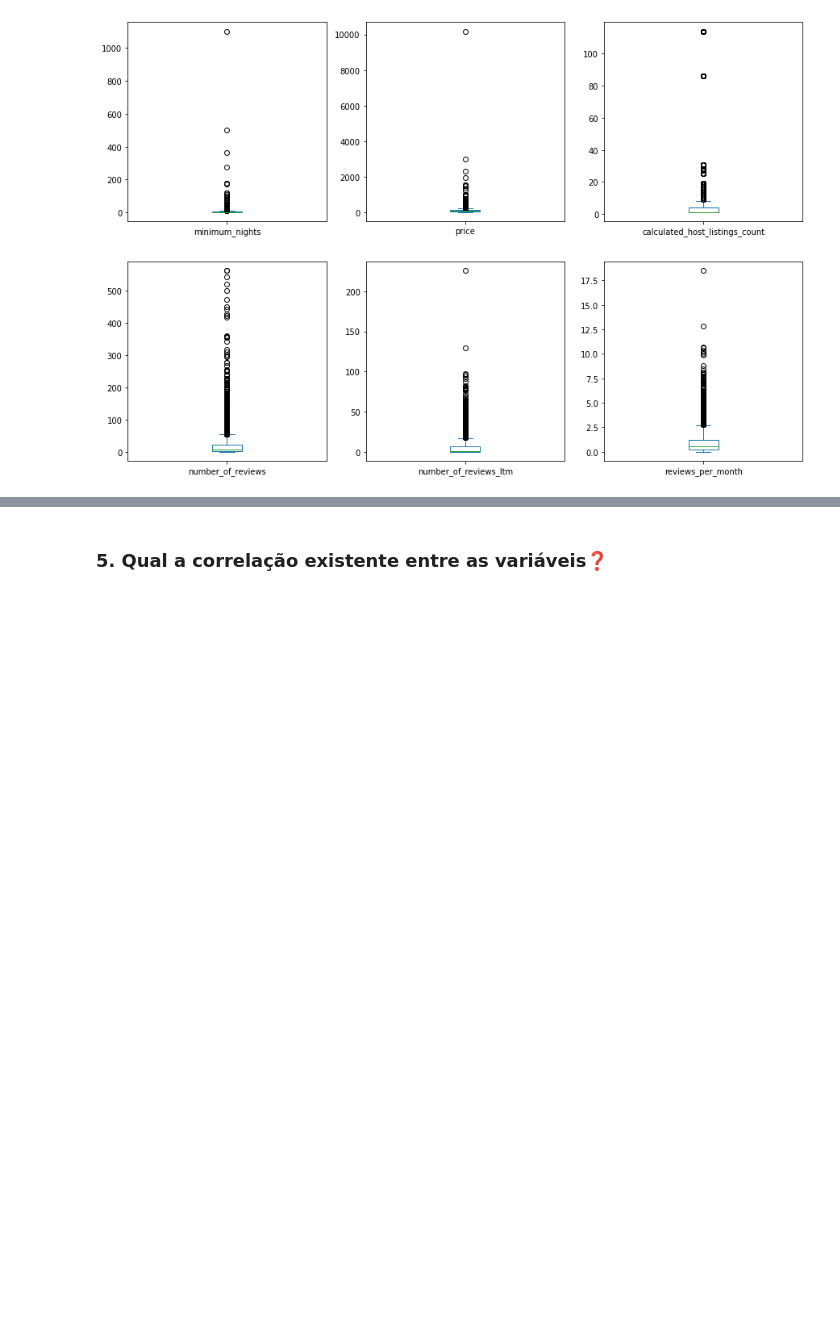
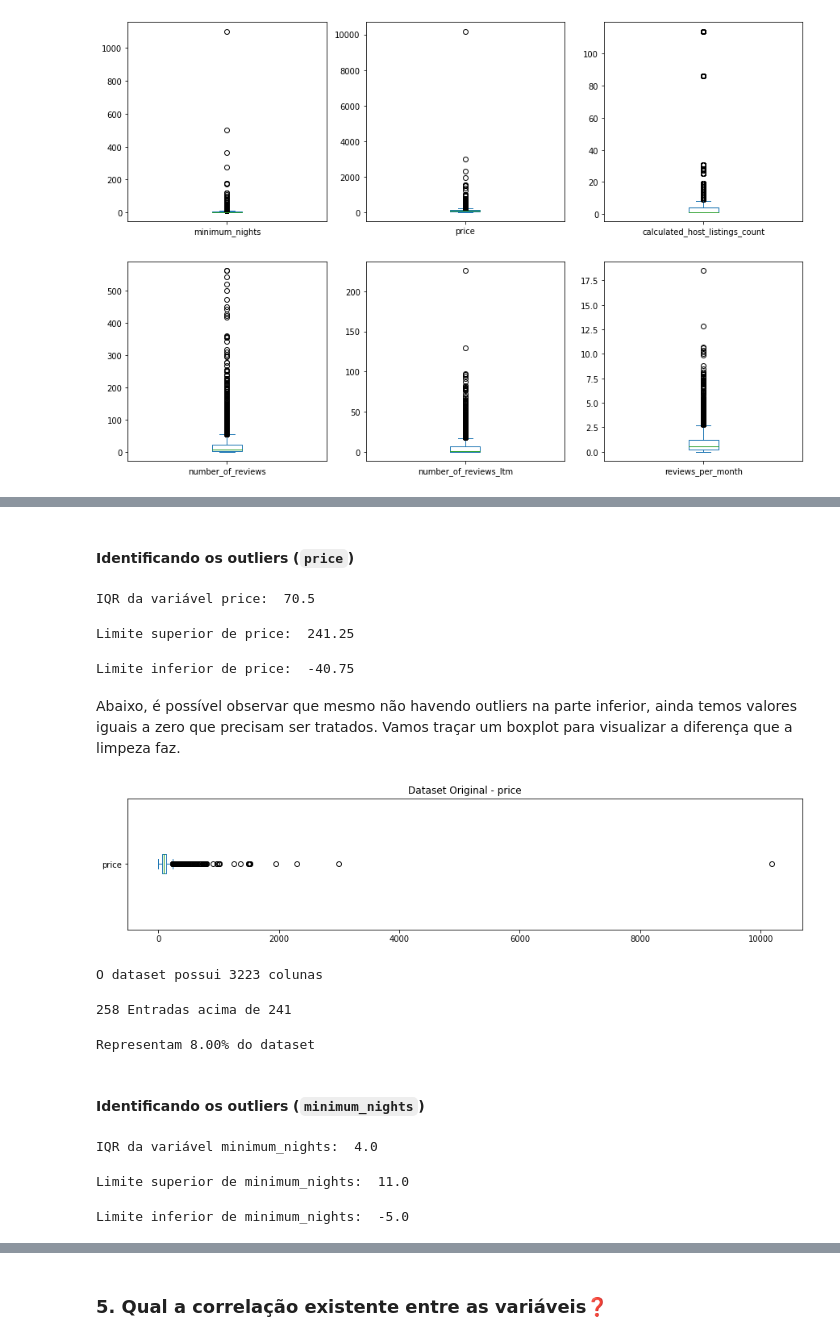
Before and after one commit to jhowsilvaa/Airbnb_Data_analysis, a Jupyter notebook: Airbnb_Data_Analysis_Geneva(_Switzerland).ipynb, the cells around one changed output, grey strips where cells are left out. Saved outputs shown, nothing was run; the diff lists cells and outputs as text; code cells hidden in the pictures; blank space fills up the shorter version.

```diff
--- a/Airbnb_Data_Analysis_Geneva(_Switzerland).ipynb
+++ b/Airbnb_Data_Analysis_Geneva(_Switzerland).ipynb
@@ -661,0 +669,53 @@ plt.show()
+# %% [markdown]
+#### Identificando os outliers (`price`)
+# %%
+# identificando os outliers para a variável price
+q1_price = df_geneve.price.quantile(.25)
+q3_price = df_geneve.price.quantile(.75)
+IQR_price = q3_price - q1_price
+print('IQR da variável price: ', IQR_price)
+
+# definindo os limites
+sup_price = q3_price + (1.5 * IQR_price)
+inf_price = q1_price - (1.5 * IQR_price)
+
+print('Limite superior de price: ', sup_price)
+print('Limite inferior de price: ', inf_price)
+# %% [output]
+IQR da variável price:  70.5
+Limite superior de price:  241.25
+Limite inferior de price:  -40.75
+# %% [markdown]
+Abaixo, é possível observar que mesmo não havendo outliers na parte inferior, ainda temos valores iguais a zero que precisam ser tratados. Vamos traçar um boxplot para visualizar a diferença que a limpeza faz.
+# %%
+fig, ax = plt.subplots(figsize=(15,3))
+df_geneve.price.plot(kind='box', vert=False);
+ax.set_title('Dataset Original - price')
+plt.show()
+print("O dataset possui {} colunas".format(df_geneve.shape[0]))
+print("{} Entradas acima de 241".format(len(df_geneve[df_geneve.price > sup_price])))
+print("Representam {:.2f}% do dataset".format((len(df_geneve[df_geneve.price > sup_price]) / df_geneve.shape[0])*100))
+# %% [output]
+[figure, added]
+O dataset possui 3223 colunas
+258 Entradas acima de 241
+Representam 8.00% do dataset
+# %% [markdown]
+#### Identificando os outliers (`minimum_nights`)
+# %%
+# identificando os outliers para a variável minimum_nights
+q1_minimum_nights = df_geneve.minimum_nights.quantile(.25)
+q3_minimum_nights = df_geneve.minimum_nights.quantile(.75)
+IQR_minimum_nights = q3_minimum_nights - q1_minimum_nights
+print('IQR da variável minimum_nights: ', IQR_minimum_nights)
+
+# definindo os limites
+sup_minimum_nights = q3_minimum_nights + (1.5 * IQR_minimum_nights)
+inf_minimum_nights = q1_minimum_nights - (1.5 * IQR_minimum_nights)
+
+print('Limite superior de minimum_nights: ', sup_minimum_nights)
+print('Limite inferior de minimum_nights: ', inf_minimum_nights)
+# %% [output]
+IQR da variável minimum_nights:  4.0
+Limite superior de minimum_nights:  11.0
+Limite inferior de minimum_nights:  -5.0
```
Also changed, not shown: parts of 19 cells of this notebook.
